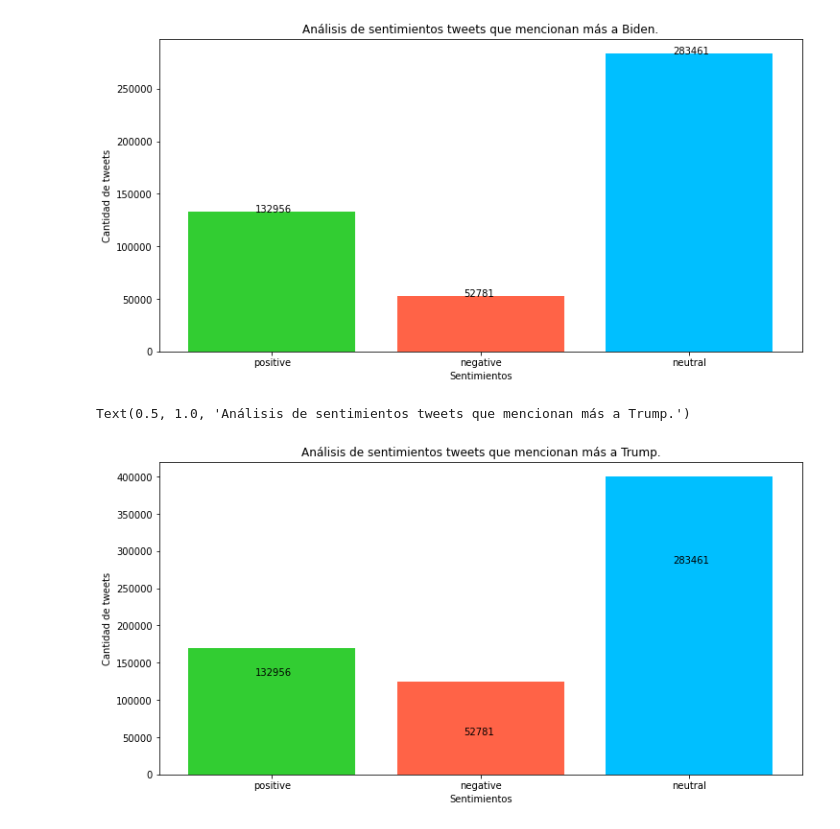
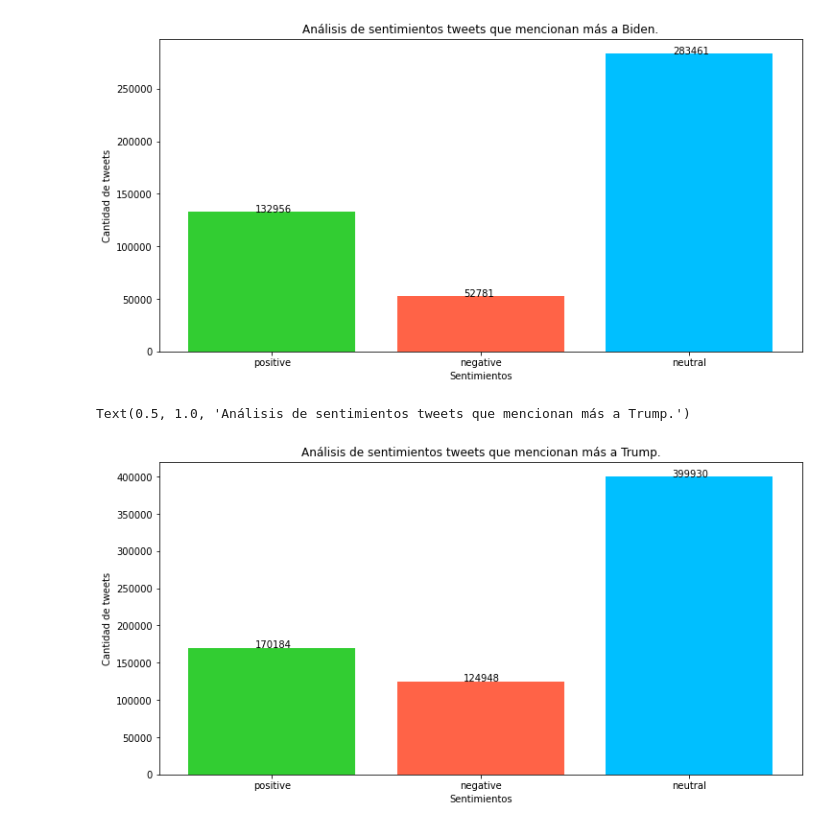
Before and after one commit to josue2510/Data_science_2020_election_support, a Jupyter notebook: SentimentAnalysis.ipynb, the cells around one changed output. Drawn from its saved outputs; the diff is of its cells as text; code cells hidden in the pictures.

```diff
--- a/SentimentAnalysis.ipynb
+++ b/SentimentAnalysis.ipynb
@@ -23,7 +24,8 @@ import warnings; warnings.simplefilter('ignore')
 pd.set_option('display.width', None)
 pd.set_option('display.max_colwidth', -1)
 # %%
-tweets = pd.read_csv('/content/drive/MyDrive/tweets.csv', sep=',')
+#tweets = pd.read_csv('/content/drive/MyDrive/tweets.csv', sep=',')
+tweets = pd.read_csv('/content/drive/MyDrive/TIC/data/tweets.csv', sep=',')
 tweets.tweet = tweets.tweet.astype(str)
 # %%
 #Contamos la cantidad de veces que se repite el nombre de un candidato en cada tweet
@@ -127,13 +186,13 @@ Text(0.5, 1.0, 'Análisis de sentimientos tweets que mencionan más a Biden.')
 # %%
 #Sentimiento de los tweets que mencionan a Trump y no a Biden
 trump_tweets = tweets[tweets.trump.apply(lambda x: x>0) & tweets.biden.apply(lambda x: x==0)]
 target_cnt = Counter(trump_tweets.analysis)
 plt.figure(figsize=(12,6))
 plt.bar(target_cnt.keys(), target_cnt.values(), color=['limegreen','tomato', 'deepskyblue'])
-text_plot(sentiment_cnt.values())
+text_plot(target_cnt.values())
 plt.xlabel('Sentimientos')
 plt.ylabel('Cantidad de tweets')
 plt.title("Análisis de sentimientos tweets que mencionan más a Trump.")
 # %% [output]
 Text(0.5, 1.0, 'Análisis de sentimientos tweets que mencionan más a Trump.')
-[figure, old version]
+[figure, new version]
```
Also changed, not shown: parts of 4 cells of this notebook.
